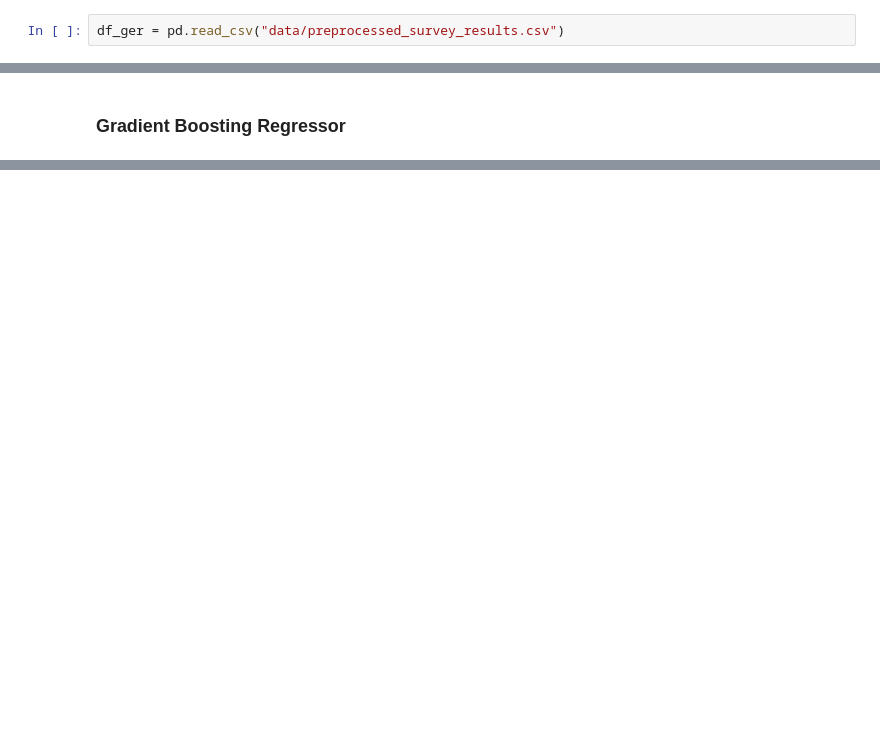
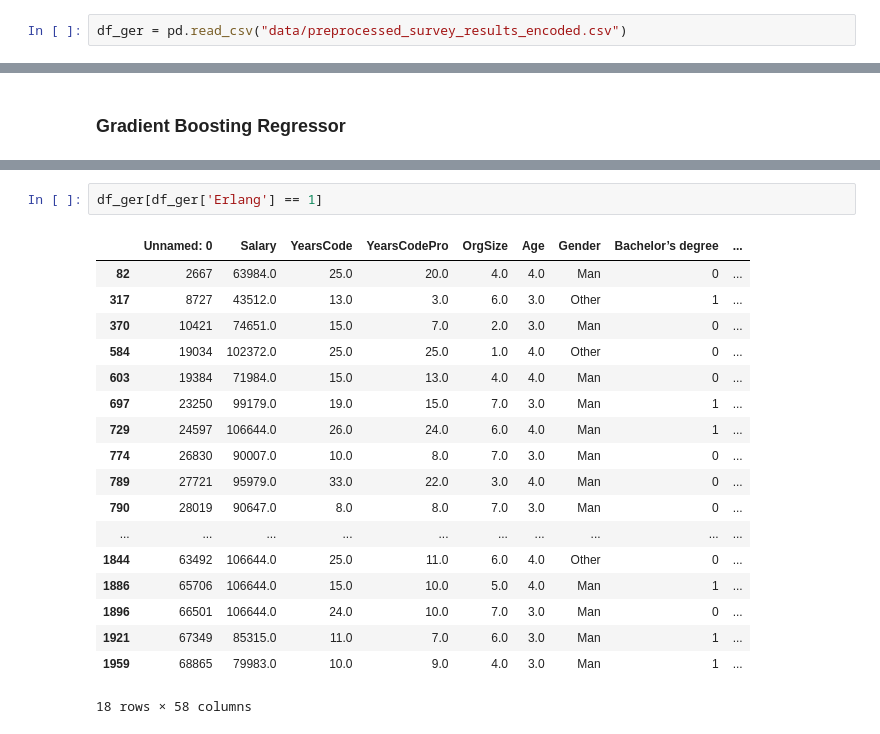
Before and after one commit to LucaF171/DataLiteracyProject, a Jupyter notebook: lin_regression.ipynb, the cells around one changed output, grey strips where cells are left out. Saved outputs shown, nothing was run; the diff lists cells and outputs as text; blank space fills up the shorter version.

```diff
--- a/lin_regression.ipynb
+++ b/lin_regression.ipynb
@@ -20,2 +12,2 @@ from typing import Optional
 # %%
-df_ger = pd.read_csv("data/preprocessed_survey_results.csv")
+df_ger = pd.read_csv("data/preprocessed_survey_results_encoded.csv")
@@ -126,0 +225,21 @@ plt.show()
+# %%
+df_ger[df_ger['Erlang'] == 1]
+# %% [output]
+|  | Unnamed: 0 | Salary | YearsCode | YearsCodePro | OrgSize | Age | Gender | Bachelor’s degree | ... |
+| 82 | 2667 | 63984.0 | 25.0 | 20.0 | 4.0 | 4.0 | Man | 0 | ... |
+| 317 | 8727 | 43512.0 | 13.0 | 3.0 | 6.0 | 3.0 | Other | 1 | ... |
+| 370 | 10421 | 74651.0 | 15.0 | 7.0 | 2.0 | 3.0 | Man | 0 | ... |
+| 584 | 19034 | 102372.0 | 25.0 | 25.0 | 1.0 | 4.0 | Other | 0 | ... |
+| 603 | 19384 | 71984.0 | 15.0 | 13.0 | 4.0 | 4.0 | Man | 0 | ... |
+| 697 | 23250 | 99179.0 | 19.0 | 15.0 | 7.0 | 3.0 | Man | 1 | ... |
+| 729 | 24597 | 106644.0 | 26.0 | 24.0 | 6.0 | 4.0 | Man | 1 | ... |
+| 774 | 26830 | 90007.0 | 10.0 | 8.0 | 7.0 | 3.0 | Man | 0 | ... |
+| 789 | 27721 | 95979.0 | 33.0 | 22.0 | 3.0 | 4.0 | Man | 0 | ... |
+| 790 | 28019 | 90647.0 | 8.0 | 8.0 | 7.0 | 3.0 | Man | 0 | ... |
+| ... | ... | ... | ... | ... | ... | ... | ... | ... | ... |
+| 1844 | 63492 | 106644.0 | 25.0 | 11.0 | 6.0 | 4.0 | Other | 0 | ... |
+| 1886 | 65706 | 106644.0 | 15.0 | 10.0 | 5.0 | 4.0 | Man | 1 | ... |
+| 1896 | 66501 | 106644.0 | 24.0 | 10.0 | 7.0 | 3.0 | Man | 0 | ... |
+| 1921 | 67349 | 85315.0 | 11.0 | 7.0 | 6.0 | 3.0 | Man | 1 | ... |
+| 1959 | 68865 | 79983.0 | 10.0 | 9.0 | 4.0 | 3.0 | Man | 1 | ... |
+18 rows × 58 columns
```
Also changed, not shown: parts of 13 cells of this notebook, 3 other files.
